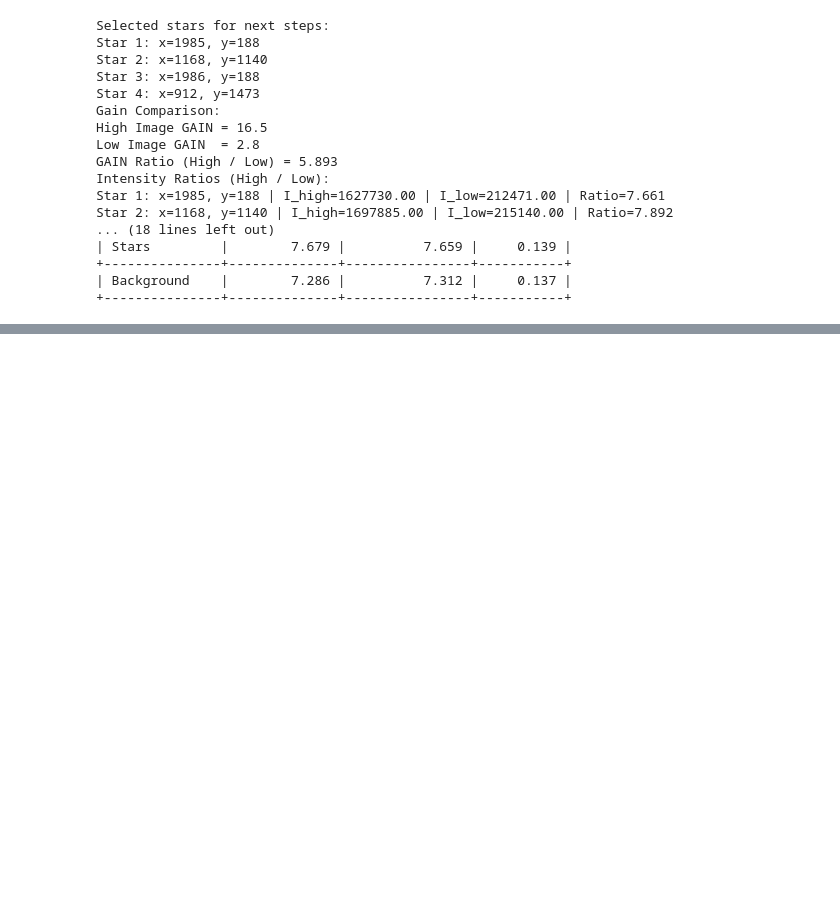
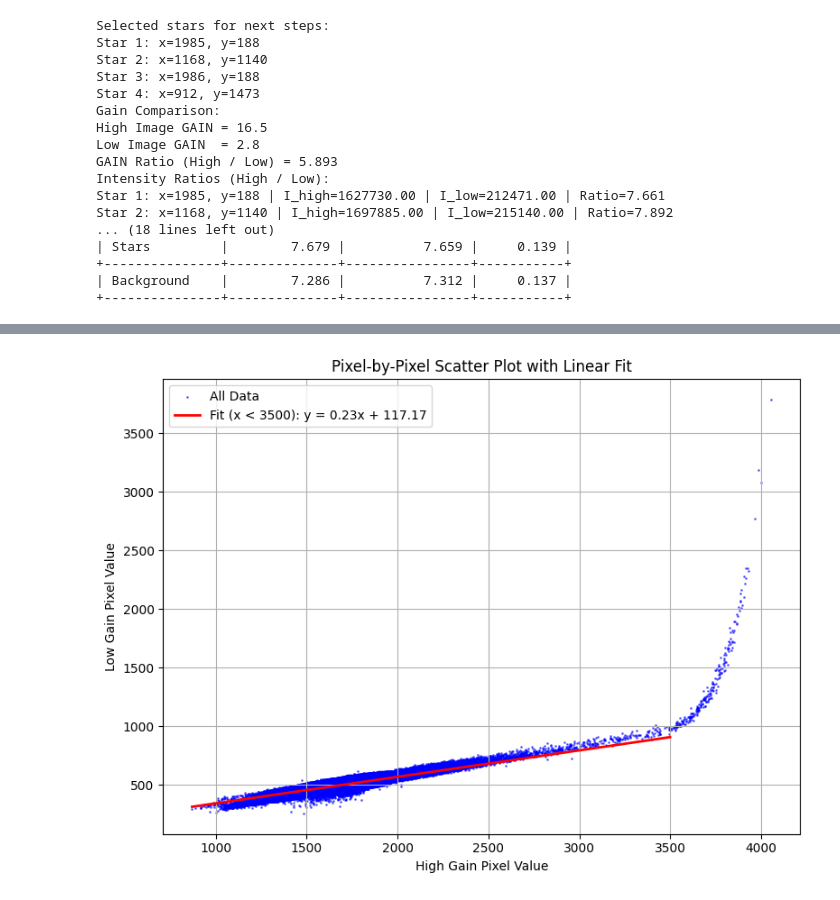
Before and after one commit to Aysikal/Exposure-Time-Calculator, a Jupyter notebook: Highs-and-Lows.ipynb, the cells around one changed output, grey strips where cells are left out. Cells and saved outputs as stored; diff of their text form; code cells hidden in the pictures; blank space fills up the shorter version.

```diff
--- a/Highs-and-Lows.ipynb
+++ b/Highs-and-Lows.ipynb
@@ -254,0 +288,44 @@ Star 2: x=1168, y=1140 | I_high=1697885.00 | I_low=215140.00 | Ratio=7.892
+# %%
+import numpy as np
+import matplotlib.pyplot as plt
+from astropy.io import fits
+
+# Read data from FITS files
+high_data = fits.getdata(high_gain_file)
+low_data = fits.getdata(low_gain_file)
+
+# Flatten the arrays
+high_flat = high_data.flatten()
+low_flat = low_data.flatten()
+
+# Filter out invalid values (e.g., NaNs, infs)
+mask = np.isfinite(high_flat) & np.isfinite(low_flat)
+high_valid = high_flat[mask]
+low_valid = low_flat[mask]
+
+# Further filter for high gain values < 3500
+submask = high_valid < 3500
+x_fit = high_valid[submask]
+y_fit = low_valid[submask]
+
+# Fit a line: y = m*x + b
+coeffs = np.polyfit(x_fit, y_fit, 1)
+m, b = coeffs
+
+# Generate fitted line
+x_line = np.linspace(np.min(x_fit), np.max(x_fit), 500)
+y_line = m * x_line + b
+
+# Scatter plot with fitted line
+plt.figure(figsize=(8, 6))
+plt.scatter(high_valid, low_valid, s=1, alpha=0.5, color='blue', label='All Data')
+plt.plot(x_line, y_line, color='red', linewidth=2, label=f'Fit (x < 3500): y = {m:.2f}x + {b:.2f}')
+plt.xlabel('High Gain Pixel Value')
+plt.ylabel('Low Gain Pixel Value')
+plt.title('Pixel-by-Pixel Scatter Plot with Linear Fit')
+plt.grid(True)
+plt.legend()
+plt.tight_layout()
+plt.show()
+# %% [output]
+[figure, added]
```
Also changed, not shown: parts of 2 cells of this notebook, 2 other files.
